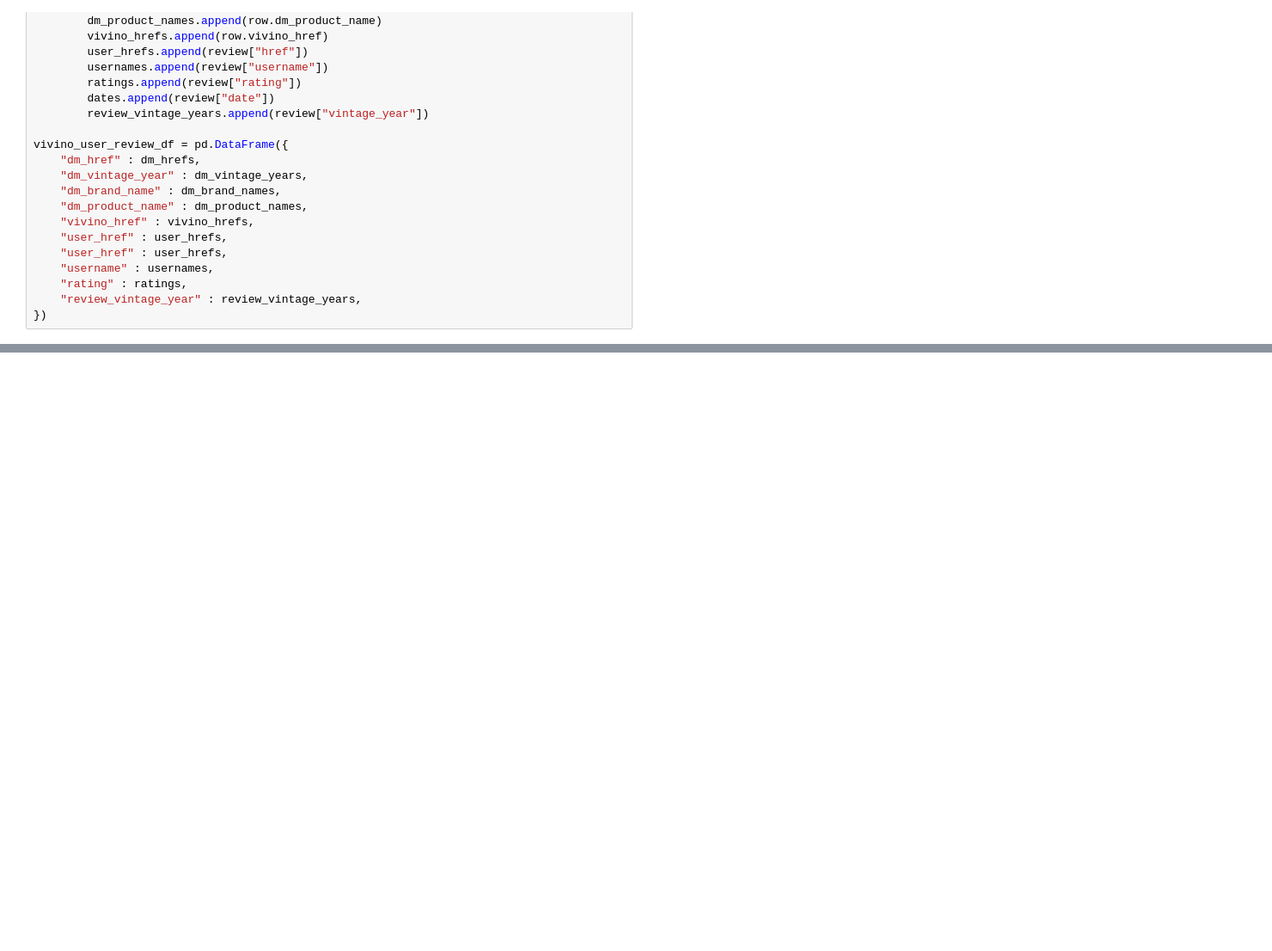
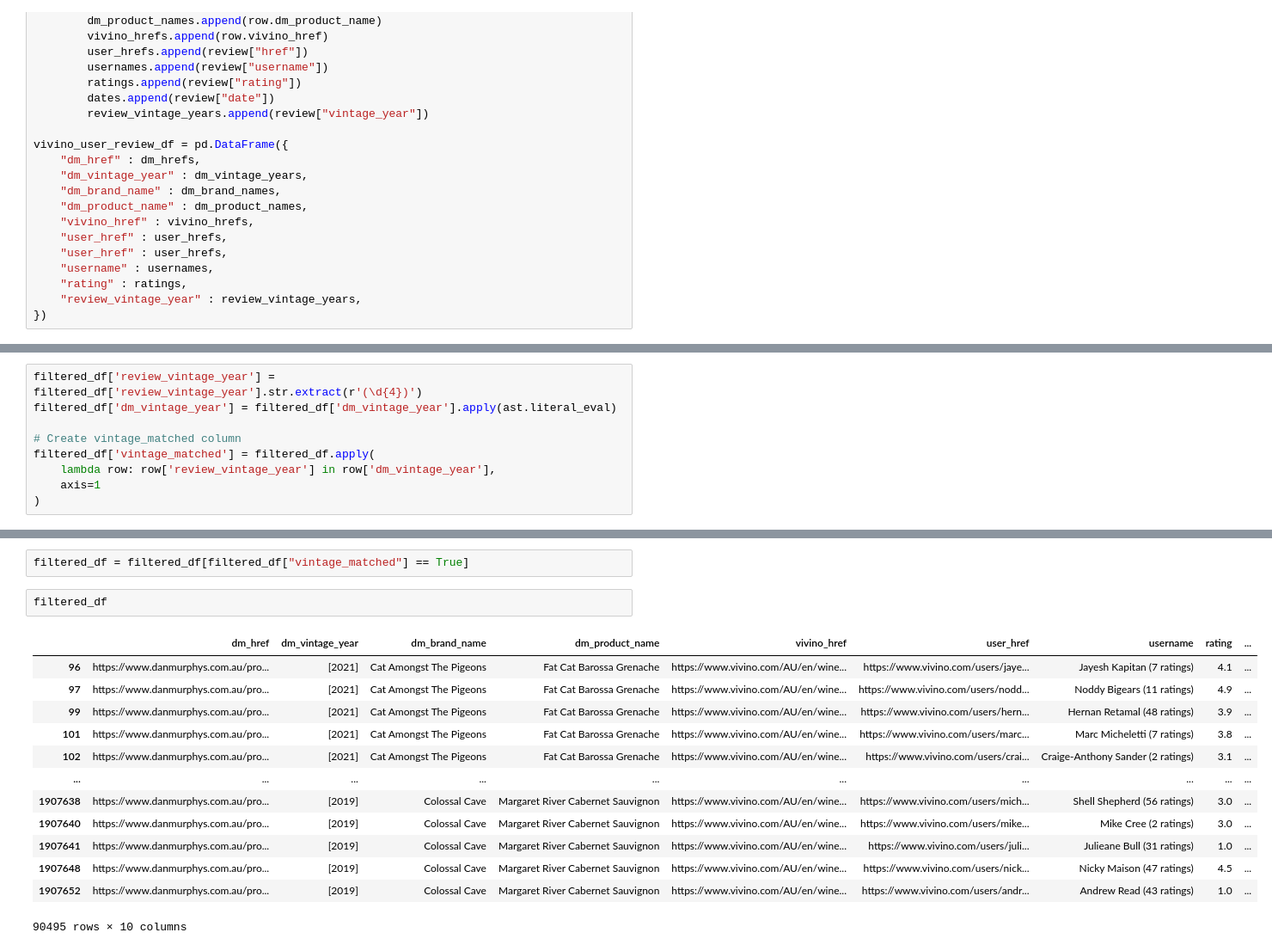
Before and after one commit to coreyj42/winevalet_webscraping, a Jupyter notebook: vivino_scraping/eda_vivino_user_reviews.ipynb, the cells around one changed output, grey strips where cells are left out. Shown at 86% size. Saved outputs shown, nothing was run; the diff lists cells and outputs as text; blank space fills up the shorter version.

```diff
--- a/vivino_scraping/eda_vivino_user_reviews.ipynb
+++ b/vivino_scraping/eda_vivino_user_reviews.ipynb
@@ -160,0 +184,9 @@ vivino_user_review_df[vivino_user_review_df["dm_product_name"] == "Coonawarra Ca
+# %%
+filtered_df['review_vintage_year'] = filtered_df['review_vintage_year'].str.extract(r'(\d{4})')
+filtered_df['dm_vintage_year'] = filtered_df['dm_vintage_year'].apply(ast.literal_eval)
+
+# Create vintage_matched column
+filtered_df['vintage_matched'] = filtered_df.apply(
+    lambda row: row['review_vintage_year'] in row['dm_vintage_year'],
+    axis=1
+)
@@ -160,0 +204,18 @@ vivino_user_review_df[vivino_user_review_df["dm_product_name"] == "Coonawarra Ca
+# %%
+filtered_df = filtered_df[filtered_df["vintage_matched"] == True]
+# %%
+filtered_df
+# %% [output]
+|  | dm_href | dm_vintage_year | dm_brand_name | dm_product_name | vivino_href | user_href | username | rating | ... |
+| 96 | https://www.danmurphys.com.au/pro... | [2021] | Cat Amongst The Pigeons | Fat Cat Barossa Grenache | https://www.vivino.com/AU/en/wine... | https://www.vivino.com/users/jaye... | Jayesh Kapitan (7 ratings) | 4.1 | ... |
+| 97 | https://www.danmurphys.com.au/pro... | [2021] | Cat Amongst The Pigeons | Fat Cat Barossa Grenache | https://www.vivino.com/AU/en/wine... | https://www.vivino.com/users/nodd... | Noddy Bigears (11 ratings) | 4.9 | ... |
+| 99 | https://www.danmurphys.com.au/pro... | [2021] | Cat Amongst The Pigeons | Fat Cat Barossa Grenache | https://www.vivino.com/AU/en/wine... | https://www.vivino.com/users/hern... | Hernan Retamal (48 ratings) | 3.9 | ... |
+| 101 | https://www.danmurphys.com.au/pro... | [2021] | Cat Amongst The Pigeons | Fat Cat Barossa Grenache | https://www.vivino.com/AU/en/wine... | https://www.vivino.com/users/marc... | Marc Micheletti (7 ratings) | 3.8 | ... |
+| 102 | https://www.danmurphys.com.au/pro... | [2021] | Cat Amongst The Pigeons | Fat Cat Barossa Grenache | https://www.vivino.com/AU/en/wine... | https://www.vivino.com/users/crai... | Craige-Anthony Sander (2 ratings) | 3.1 | ... |
+| ... | ... | ... | ... | ... | ... | ... | ... | ... | ... |
+| 1907638 | https://www.danmurphys.com.au/pro... | [2019] | Colossal Cave | Margaret River Cabernet Sauvignon | https://www.vivino.com/AU/en/wine... | https://www.vivino.com/users/mich... | Shell Shepherd (56 ratings) | 3.0 | ... |
+| 1907640 | https://www.danmurphys.com.au/pro... | [2019] | Colossal Cave | Margaret River Cabernet Sauvignon | https://www.vivino.com/AU/en/wine... | https://www.vivino.com/users/mike... | Mike Cree (2 ratings) | 3.0 | ... |
+| 1907641 | https://www.danmurphys.com.au/pro... | [2019] | Colossal Cave | Margaret River Cabernet Sauvignon | https://www.vivino.com/AU/en/wine... | https://www.vivino.com/users/juli... | Julieane Bull (31 ratings) | 1.0 | ... |
+| 1907648 | https://www.danmurphys.com.au/pro... | [2019] | Colossal Cave | Margaret River Cabernet Sauvignon | https://www.vivino.com/AU/en/wine... | https://www.vivino.com/users/nick... | Nicky Maison (47 ratings) | 4.5 | ... |
+| 1907652 | https://www.danmurphys.com.au/pro... | [2019] | Colossal Cave | Margaret River Cabernet Sauvignon | https://www.vivino.com/AU/en/wine... | https://www.vivino.com/users/andr... | Andrew Read (43 ratings) | 1.0 | ... |
+90495 rows × 10 columns
```
Also changed, not shown: parts of 14 cells of this notebook, 40 other files.
